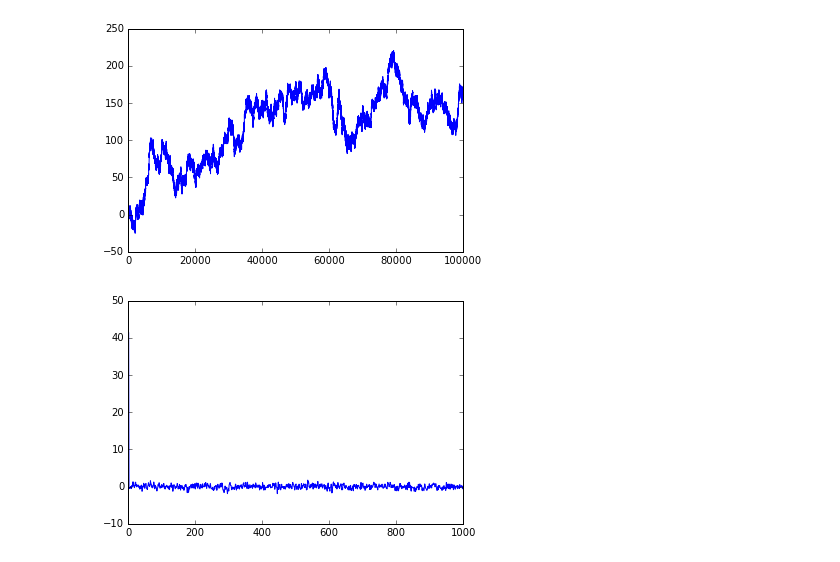
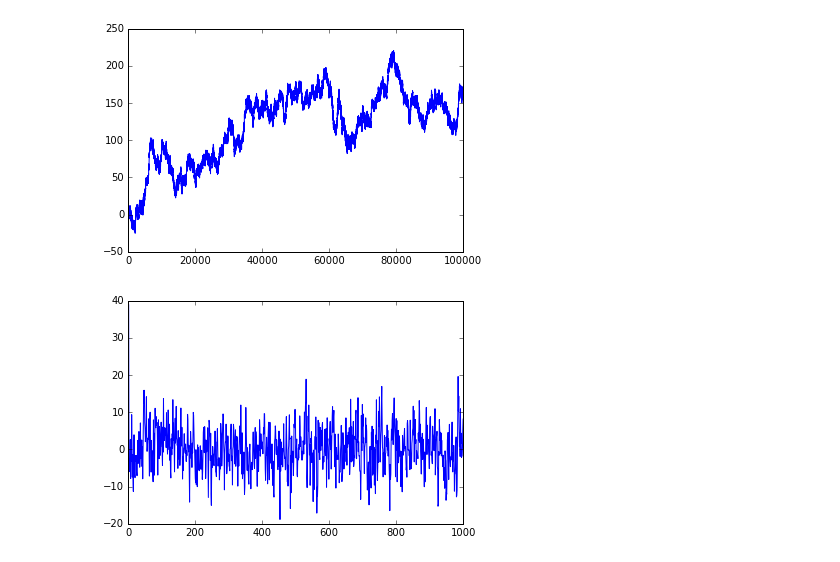
Before and after one commit to muruvig/mlabtimeseries, a Jupyter notebook: testing.ipynb, the cells around one changed output. Cells and saved outputs as stored; diff of their text form; code cells hidden in the pictures.

```diff
--- a/testing.ipynb
+++ b/testing.ipynb
@@ -8,7 +8,7 @@ armodel.plot()
 # %% [output]
 [figure]
 # %%
-mamodel = TimeSeries.Generator(type="movingaverage").generate(1000, q = 3, theta=[5, 0.2, 0.1], mu = 40)
+mamodel = TimeSeries.Generator(type="movingaverage").generate(1000, q = 3, theta=[5, 2, 1], mu = 40)
 mamodel.plot()
 # %% [output]
-[figure, old version]
+[figure, new version]
```
Also changed, not shown: 1 other file.
